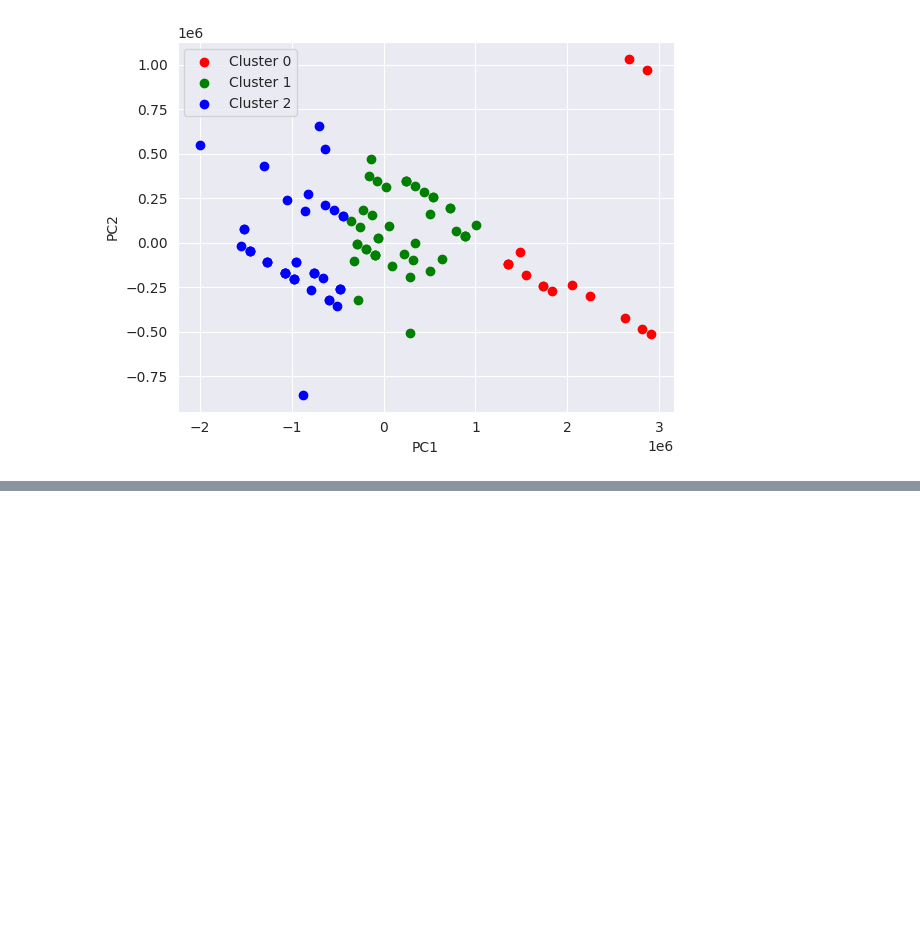
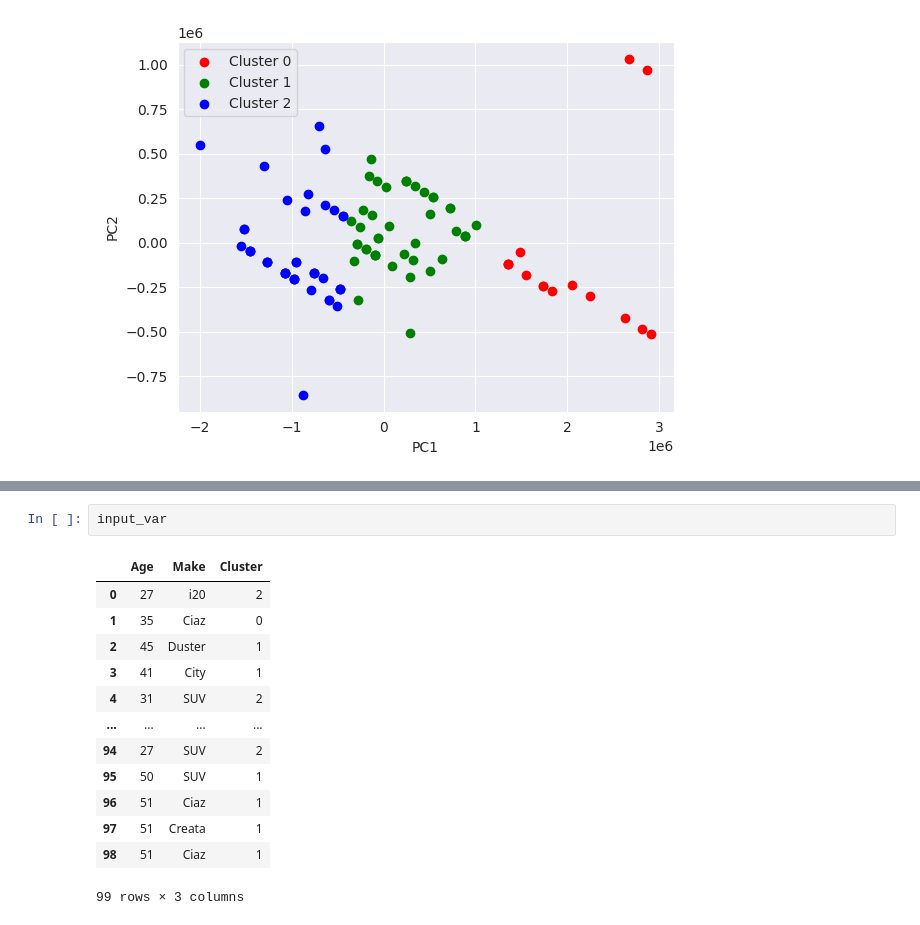
Before and after one commit to ajayyy17/IndianAutomobileBuyingBehaviour, a Jupyter notebook: IndianAutomobileBuyingBehaviour.ipynb, the cells around one changed output, grey strips where cells are left out. Cells and saved outputs as stored; diff of their text form; blank space fills up the shorter version.

```diff
--- a/IndianAutomobileBuyingBehaviour.ipynb
+++ b/IndianAutomobileBuyingBehaviour.ipynb
@@ -248,0 +331,16 @@ plt.show()
+# %%
+input_var
+# %% [output]
+|  | Age | Make | Cluster |
+| 0 | 27 | i20 | 2 |
+| 1 | 35 | Ciaz | 0 |
+| 2 | 45 | Duster | 1 |
+| 3 | 41 | City | 1 |
+| 4 | 31 | SUV | 2 |
+| ... | ... | ... | ... |
+| 94 | 27 | SUV | 2 |
+| 95 | 50 | SUV | 1 |
+| 96 | 51 | Ciaz | 1 |
+| 97 | 51 | Creata | 1 |
+| 98 | 51 | Ciaz | 1 |
+99 rows × 3 columns
```
Also changed, not shown: parts of 16 cells of this notebook.
